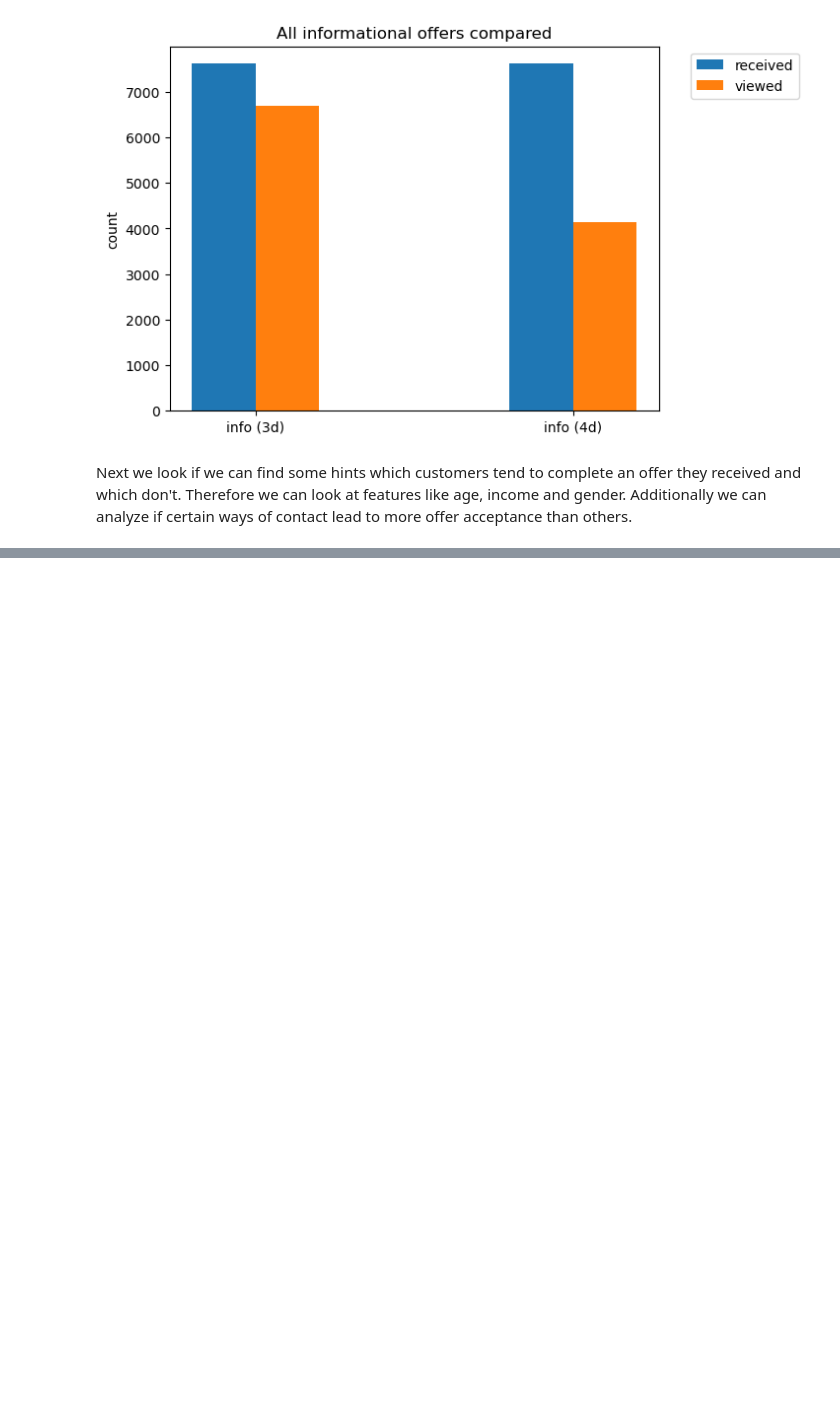
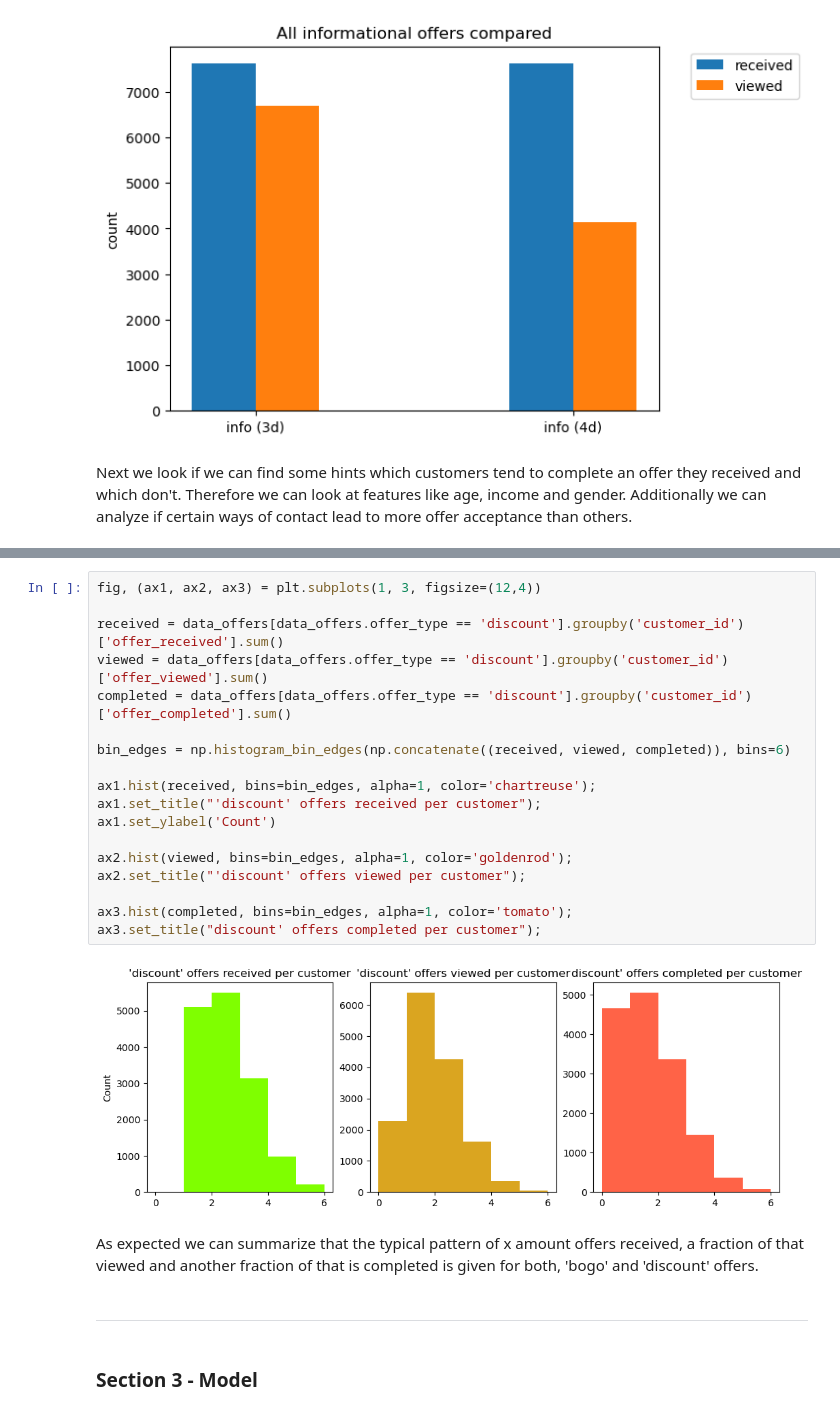
Before and after one commit to Daniel-Hutcheson/starbucks_capstone_project, a Jupyter notebook: Starbucks_Capstone_notebook.ipynb, the cells around one changed output, grey strips where cells are left out. Cells and saved outputs as stored; diff of their text form; blank space fills up the shorter version.

```diff
--- a/Starbucks_Capstone_notebook.ipynb
+++ b/Starbucks_Capstone_notebook.ipynb
@@ -1128,0 +1199,26 @@ Next we look if we can find some hints which customers tend to complete an offer
+# %%
+fig, (ax1, ax2, ax3) = plt.subplots(1, 3, figsize=(12,4))
+
+received = data_offers[data_offers.offer_type == 'discount'].groupby('customer_id')['offer_received'].sum()
+viewed = data_offers[data_offers.offer_type == 'discount'].groupby('customer_id')['offer_viewed'].sum()
+completed = data_offers[data_offers.offer_type == 'discount'].groupby('customer_id')['offer_completed'].sum()
+
+bin_edges = np.histogram_bin_edges(np.concatenate((received, viewed, completed)), bins=6)
+
+ax1.hist(received, bins=bin_edges, alpha=1, color='chartreuse');
+ax1.set_title("'discount' offers received per customer");
+ax1.set_ylabel('Count')
+
+ax2.hist(viewed, bins=bin_edges, alpha=1, color='goldenrod');
+ax2.set_title("'discount' offers viewed per customer");
+
+ax3.hist(completed, bins=bin_edges, alpha=1, color='tomato');
+ax3.set_title("discount' offers completed per customer");
+# %% [output]
+[figure, added]
+# %% [markdown]
+As expected we can summarize that the typical pattern of x amount offers received, a fraction of that viewed and another fraction of that is completed is given for both, 'bogo' and 'discount' offers.
+# %% [markdown]
+***
+# %% [markdown]
+### Section 3 - Model
```
Also changed, not shown: parts of 7 cells of this notebook.
